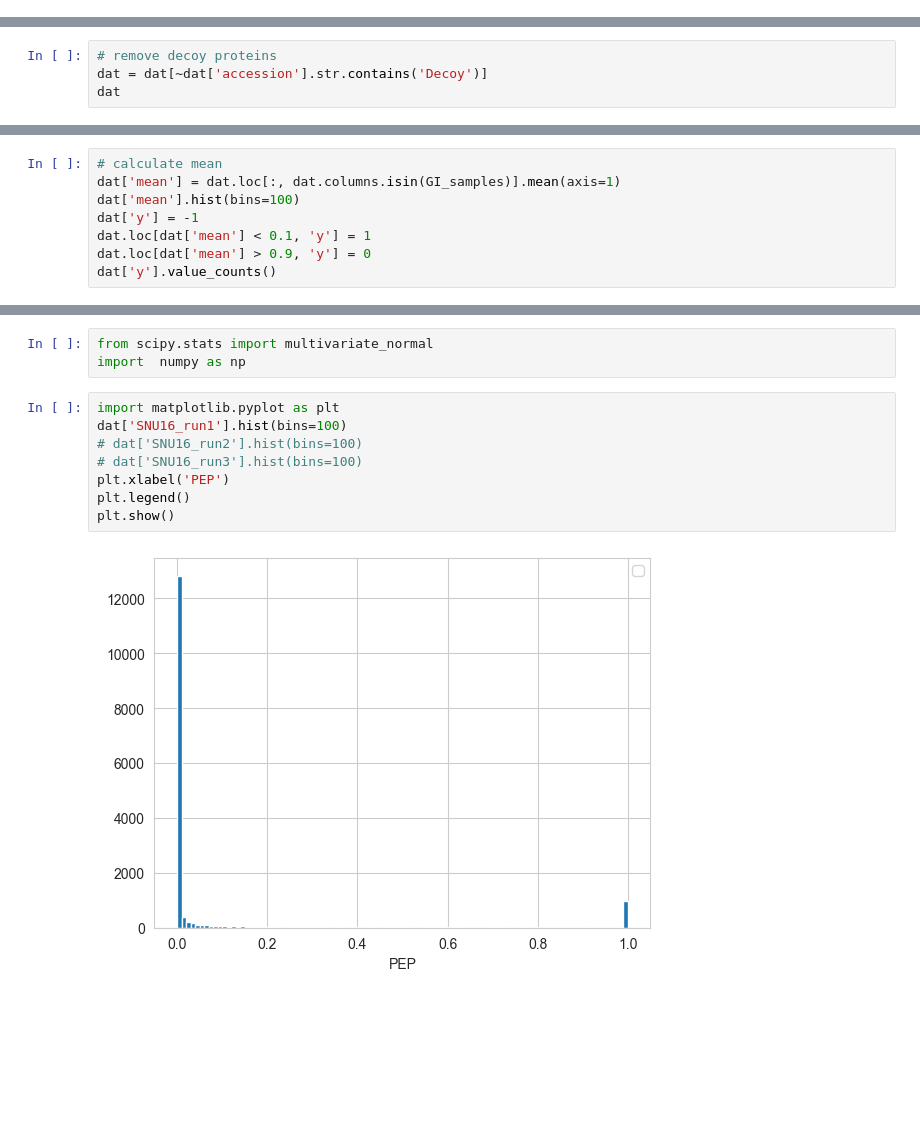
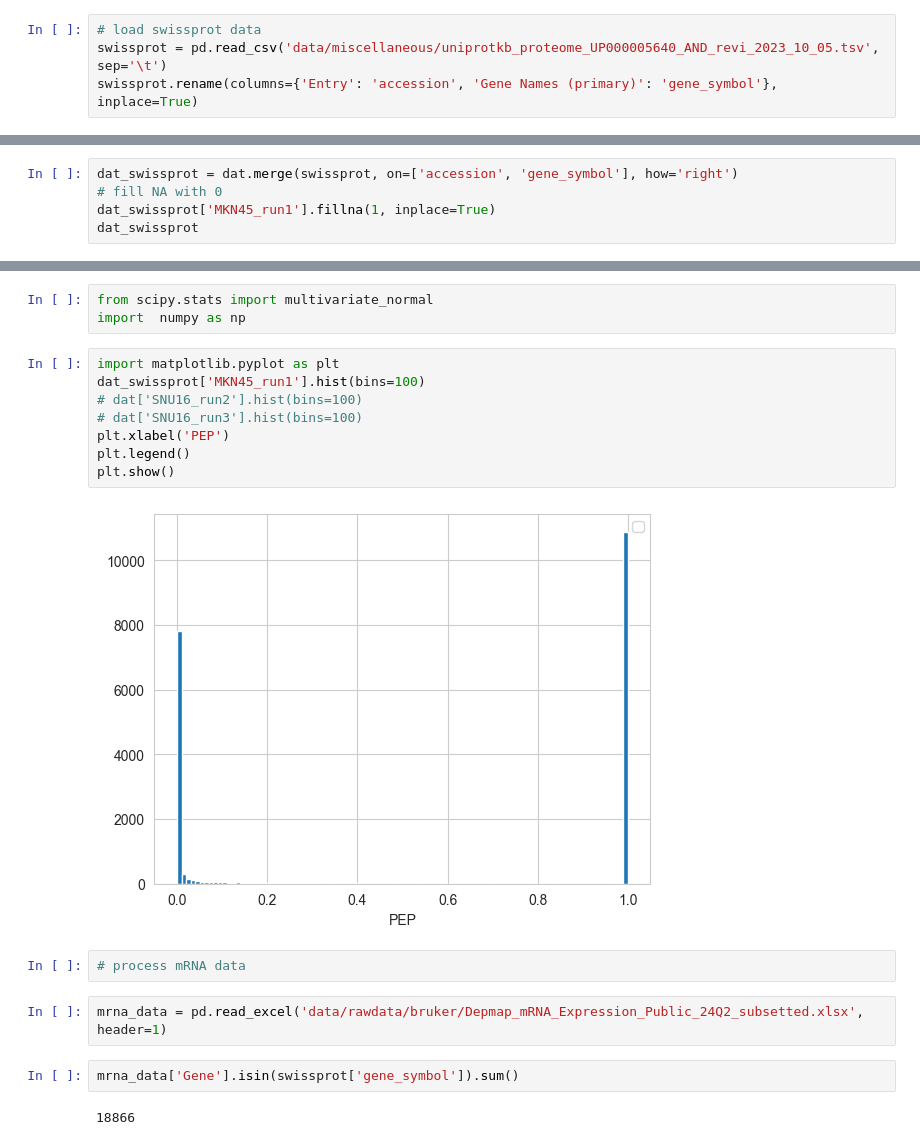
Before and after one commit to FDUguchunhui/GrapePi, a Jupyter notebook: notebooks/data_pre_processing/bruker_data_processing.ipynb, the cells around one changed output, grey strips where cells are left out. Drawn from its saved outputs; the diff is of its cells as text; blank space fills up the shorter version.

```diff
--- a/notebooks/data_pre_processing/bruker_data_processing.ipynb
+++ b/notebooks/data_pre_processing/bruker_data_processing.ipynb
@@ -121,0 +106,4 @@ GI_samples = [x.strip() for x in GI_samples]
+# %%
+# load swissprot data
+swissprot = pd.read_csv('data/miscellaneous/uniprotkb_proteome_UP000005640_AND_revi_2023_10_05.tsv', sep='\t')
+swissprot.rename(columns={'Entry': 'accession', 'Gene Names (primary)': 'gene_symbol'}, inplace=True)
@@ -161,4 +130,0 @@ dat.loc[:, dat.columns.isin(GI_samples)].corr(method='spearman')
-# %%
-# remove decoy proteins
-dat = dat[~dat['accession'].str.contains('Decoy')]
-dat
@@ -184,8 +130,0 @@ dat['PL377_A9'].hist(bins=100)
-# %%
-# calculate mean
-dat['mean'] = dat.loc[:, dat.columns.isin(GI_samples)].mean(axis=1)
-dat['mean'].hist(bins=100)
-dat['y'] = -1
-dat.loc[dat['mean'] < 0.1, 'y'] = 1
-dat.loc[dat['mean'] > 0.9, 'y'] = 0
-dat['y'].value_counts()
@@ -221,0 +150,5 @@ swissprot
+# %%
+dat_swissprot = dat.merge(swissprot, on=['accession', 'gene_symbol'], how='right')
+# fill NA with 0
+dat_swissprot['MKN45_run1'].fillna(1, inplace=True)
+dat_swissprot
@@ -224,11 +177,19 @@ from scipy.stats import multivariate_normal
 import  numpy as np
 # %%
 import matplotlib.pyplot as plt
-dat['SNU16_run1'].hist(bins=100)
+dat_swissprot['MKN45_run1'].hist(bins=100)
 # dat['SNU16_run2'].hist(bins=100)
 # dat['SNU16_run3'].hist(bins=100)
 plt.xlabel('PEP')
 plt.legend()
 plt.show()
 # %% [output]
-[figure, old version]
+[figure, new version]
+# %%
+# process mRNA data
+# %%
+mrna_data = pd.read_excel('data/rawdata/bruker/Depmap_mRNA_Expression_Public_24Q2_subsetted.xlsx', header=1)
+# %%
+mrna_data['Gene'].isin(swissprot['gene_symbol']).sum()
+# %% [output]
+18866
```
Also changed, not shown: parts of 44 cells of this notebook, 10 other files.
